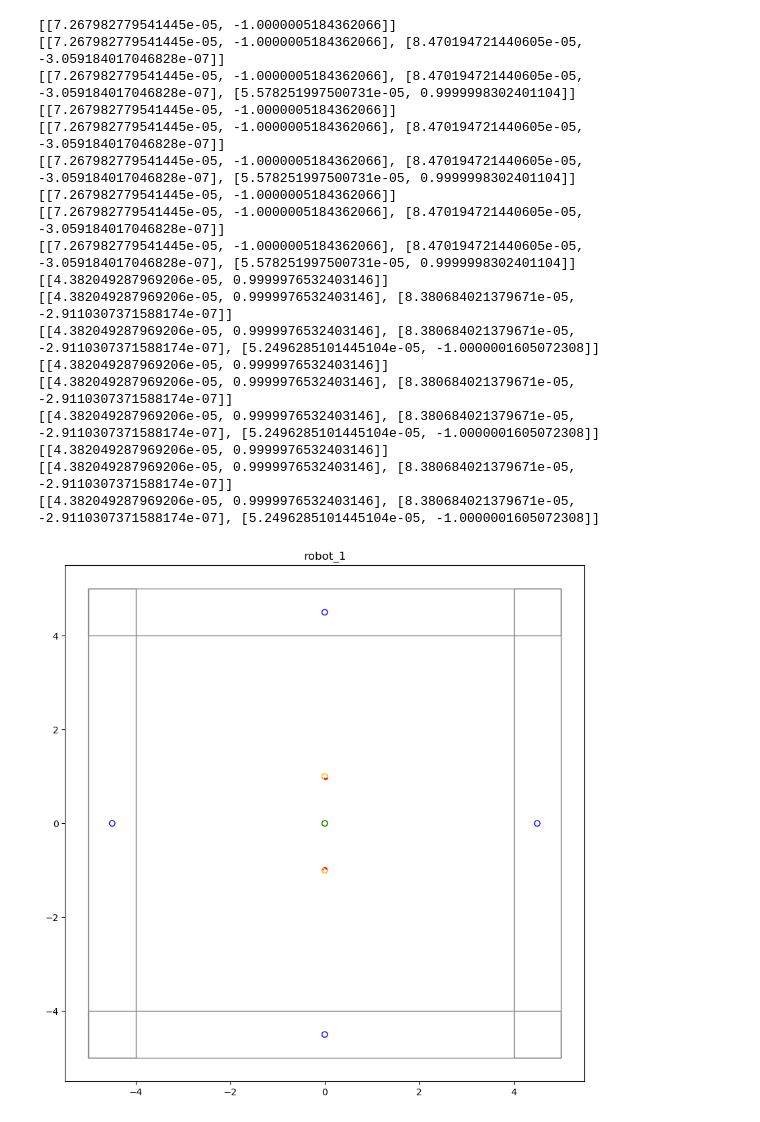
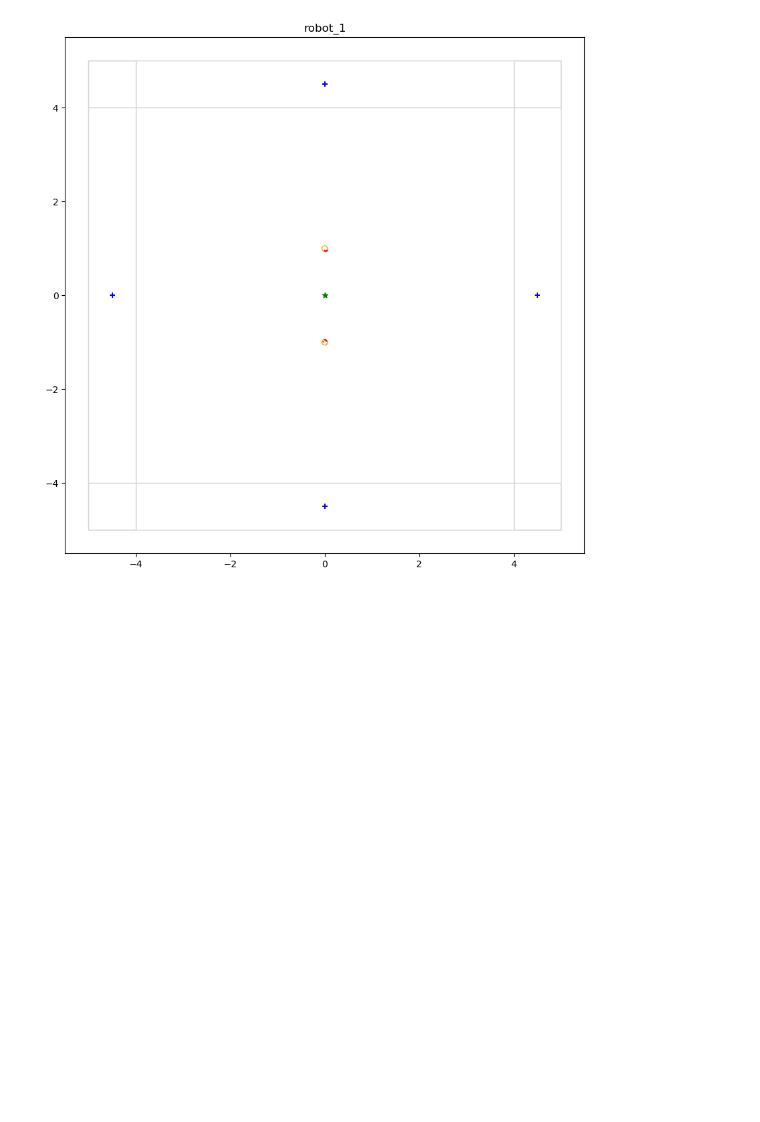
Before and after one commit to ROS2swarm/ROS2swarm-kin-detection, a Jupyter notebook: evaluation_lidar_data.ipynb, the cells around one changed output. Cells and saved outputs as stored; diff of their text form; code cells hidden in the pictures; blank space fills up the shorter version.

Commit message:
improved plots

```diff
--- a/evaluation_lidar_data.ipynb
+++ b/evaluation_lidar_data.ipynb
@@ -11,32 +11,32 @@ from matplotlib import patches as patches
 
 def plot_arena(ax):
     # arena: arena.world
-    ax.add_patch(patches.Rectangle((-5,-5), 1, 10, edgecolor='grey', facecolor='none'))
-    ax.add_patch(patches.Rectangle((4,-5), 1, 10, edgecolor='grey', facecolor='none'))
-    ax.add_patch(patches.Rectangle((-5,-5), 10, 1, edgecolor='grey', facecolor='none'))
-    ax.add_patch(patches.Rectangle((-5,4), 10, 1, edgecolor='grey', facecolor='none'))
+    ax.add_patch(patches.Rectangle((-5,-5), 1, 10, edgecolor='lightgrey', facecolor='none'))
+    ax.add_patch(patches.Rectangle((4,-5), 1, 10, edgecolor='lightgrey', facecolor='none'))
+    ax.add_patch(patches.Rectangle((-5,-5), 10, 1, edgecolor='lightgrey', facecolor='none'))
+    ax.add_patch(patches.Rectangle((-5,4), 10, 1, edgecolor='lightgrey', facecolor='none'))
 
 
 def plot_arena_large(ax):
     # arena: arena_large.world
-    ax.add_patch(patches.Rectangle((-10,-10), 1, 20, edgecolor='grey', facecolor='none'))
-    ax.add_patch(patches.Rectangle((9,-10), 1, 20, edgecolor='grey', facecolor='none'))
-    ax.add_patch(patches.Rectangle((-10,-10), 20, 1, edgecolor='grey', facecolor='none'))
-    ax.add_patch(patches.Rectangle((-10,9), 20, 1, edgecolor='grey', facecolor='none'))
+    ax.add_patch(patches.Rectangle((-10,-10), 1, 20, edgecolor='lightgrey', facecolor='none'))
+    ax.add_patch(patches.Rectangle((9,-10), 1, 20, edgecolor='lightgrey', facecolor='none'))
+    ax.add_patch(patches.Rectangle((-10,-10), 20, 1, edgecolor='lightgrey', facecolor='none'))
+    ax.add_patch(patches.Rectangle((-10,9), 20, 1, edgecolor='lightgrey', facecolor='none'))
 
 
 def plot_two_rooms(ax):
     # arena: two_rooms.world
-    ax.add_patch(patches.Rectangle((-10,-8), 1, 16, edgecolor='grey', facecolor='none'))
-    ax.add_patch(patches.Rectangle((9,-8), 1, 16, edgecolor='grey', facecolor='none'))
-    ax.add_patch(patches.Rectangle((-2,2), 1, 6, edgecolor='grey', facecolor='none'))
-    ax.add_patch(patches.Rectangle((-2,-8), 1, 6, edgecolor='grey', facecolor='none'))
+    ax.add_patch(patches.Rectangle((-10,-8), 1, 16, edgecolor='lightgrey', facecolor='none'))
+    ax.add_patch(patches.Rectangle((9,-8), 1, 16, edgecolor='lightgrey', facecolor='none'))
+    ax.add_patch(patches.Rectangle((-2,2), 1, 6, edgecolor='lightgrey', facecolor='none'))
+    ax.add_patch(patches.Rectangle((-2,-8), 1, 6, edgecolor='lightgrey', facecolor='none'))
     ax.add_patch(patches.Rectangle((-10,7), 20, 1, edgecolor='grey', facecolor='none'))
     ax.add_patch(patches.Rectangle((-10,-8), 20, 1, edgecolor='grey', facecolor='none'))
 # %%
 # method to create visualization
 
-def create_plot(objects_x, objects_y, robots, lidar, arena, r, robot):
+def create_plot(objects, robots, lidar, arena, r, robot):
     # create plot with robots, obstacles and lidar data
 
     fig, ax = plt.subplots(figsize=(10, 10))
@@ -50,9 +50,9 @@ def create_plot(objects_x, objects_y, robots, lidar, arena, r, robot):
         plot_two_rooms(ax)
 
 
-    plt.scatter(x=objects_x, y=objects_y, facecolors='none', edgecolors='blue') # objects except ground plane
+    plt.scatter(*objects.T, facecolors='blue', marker='+') # objects except ground plane
     plt.scatter(*robots.T, facecolors='none', edgecolors='orange') # robots
-    plt.scatter(*r.T, facecolors='none', edgecolors='green') # robots
+    plt.scatter(*r.T, facecolors='green', edgecolors='green', marker='*') # robots
     plt.scatter(*lidar.T, s=0.4, color='red') # lidar
 # %%
 # data frame processing
@@ -82,13 +82,11 @@ def get_positions(df, idx):
         stop = string[start:].find(')')
         orientation = string[start+11:start+stop].split(', ')
 
-        if names[i][:5] == "robot":
+        if names[i] == df['robot'][idx]:
+            r = [float(pose[0][2:]), float(pose[1][2:])]
+            angle = calculate_yaw(orientation)
+        elif names[i][:5] == "robot" :
             robots.append([float(pose[0][2:]), float(pose[1][2:])])
-            print(robots)
-            if names[i] == df['robot'][idx]:
-                r = [robots[-1][0], robots[-1][1]]
-                angle = calculate_yaw(orientation)
-
         elif names[i] != "ground_plane":
             objects.append([float(pose[0][2:]), float(pose[1][2:])])
 
@@ -131,48 +129,30 @@ def transform_lidar(df, r, angle, idx):
 # %%
 # main function
 
 def main(idx=0):
     # get folders with rosbags / lidar data
     subfolders = [f.name for f in os.scandir('./') if f.is_dir() and f.name[:1] != '.']
 
     for subfolder in subfolders:
         files = glob.glob(subfolder+'/*.csv')
         arena = subfolder.split('_')[0]
 
         for f in files:
 
             df = pd.read_csv(f)
 
             # get robot and object positions
-            objects_x, objects_y, robots, r, angle = get_positions(df, idx)
+            objects, robots, r, angle = get_positions(df, idx)
 
             # transform lidar scans to points
             lidar = transform_lidar(df, r, angle, idx)
 
             # create plot
-            create_plot(objects_x, objects_y, robots, lidar, arena, r, df['robot'][idx])
+            create_plot(objects, robots, lidar, arena, r, df['robot'][idx])
 
 
 if __name__ == "__main__":
 
     main()
 # %% [output]
-[[7.267982779541445e-05, -1.0000005184362066]]
-[[7.267982779541445e-05, -1.0000005184362066], [8.470194721440605e-05, -3.059184017046828e-07]]
-[[7.267982779541445e-05, -1.0000005184362066], [8.470194721440605e-05, -3.059184017046828e-07], [5.578251997500731e-05, 0.9999998302401104]]
-[[7.267982779541445e-05, -1.0000005184362066]]
-[[7.267982779541445e-05, -1.0000005184362066], [8.470194721440605e-05, -3.059184017046828e-07]]
-[[7.267982779541445e-05, -1.0000005184362066], [8.470194721440605e-05, -3.059184017046828e-07], [5.578251997500731e-05, 0.9999998302401104]]
-[[7.267982779541445e-05, -1.0000005184362066]]
-[[7.267982779541445e-05, -1.0000005184362066], [8.470194721440605e-05, -3.059184017046828e-07]]
-[[7.267982779541445e-05, -1.0000005184362066], [8.470194721440605e-05, -3.059184017046828e-07], [5.578251997500731e-05, 0.9999998302401104]]
-[[4.382049287969206e-05, 0.9999976532403146]]
-[[4.382049287969206e-05, 0.9999976532403146], [8.380684021379671e-05, -2.9110307371588174e-07]]
-[[4.382049287969206e-05, 0.9999976532403146], [8.380684021379671e-05, -2.9110307371588174e-07], [5.2496285101445104e-05, -1.0000001605072308]]
-[[4.382049287969206e-05, 0.9999976532403146]]
-[[4.382049287969206e-05, 0.9999976532403146], [8.380684021379671e-05, -2.9110307371588174e-07]]
-[[4.382049287969206e-05, 0.9999976532403146], [8.380684021379671e-05, -2.9110307371588174e-07], [5.2496285101445104e-05, -1.0000001605072308]]
-[[4.382049287969206e-05, 0.9999976532403146]]
-[[4.382049287969206e-05, 0.9999976532403146], [8.380684021379671e-05, -2.9110307371588174e-07]]
-[[4.382049287969206e-05, 0.9999976532403146], [8.380684021379671e-05, -2.9110307371588174e-07], [5.2496285101445104e-05, -1.0000001605072308]]
-[figure, old version]
+[figure, new version]
```
Also changed, not shown: parts of 1 cell of this notebook.
